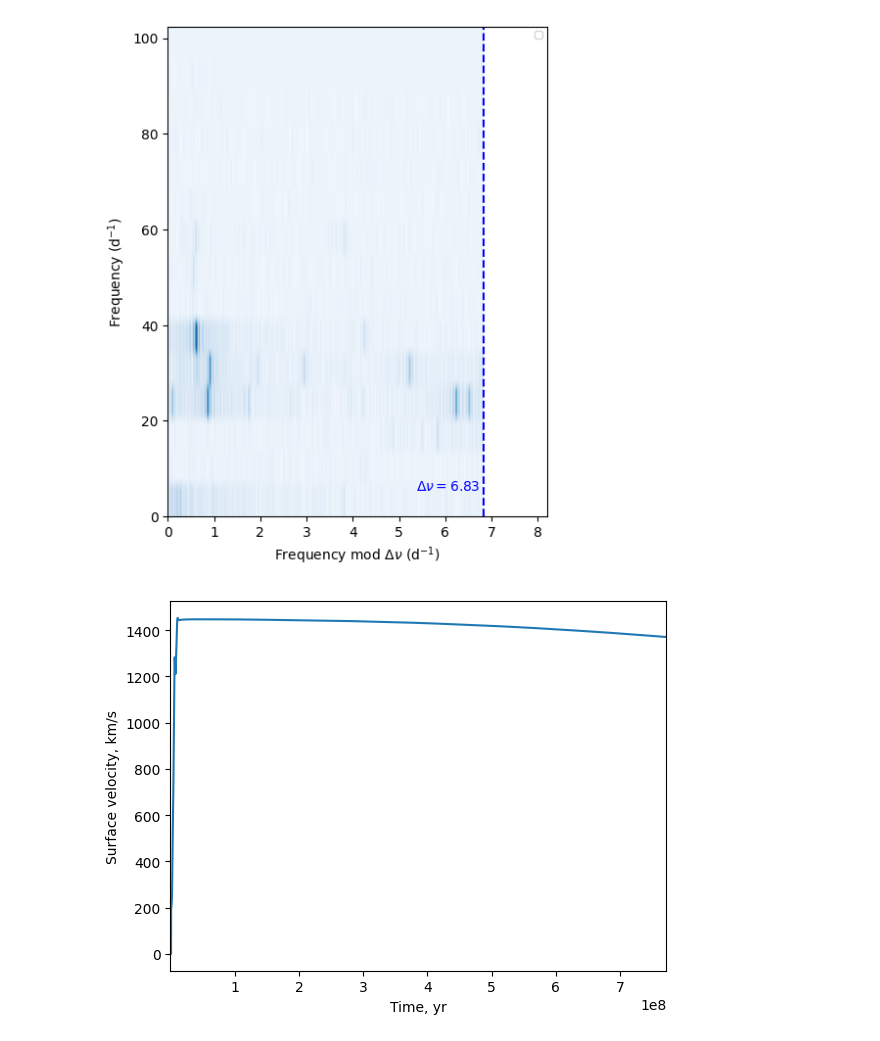
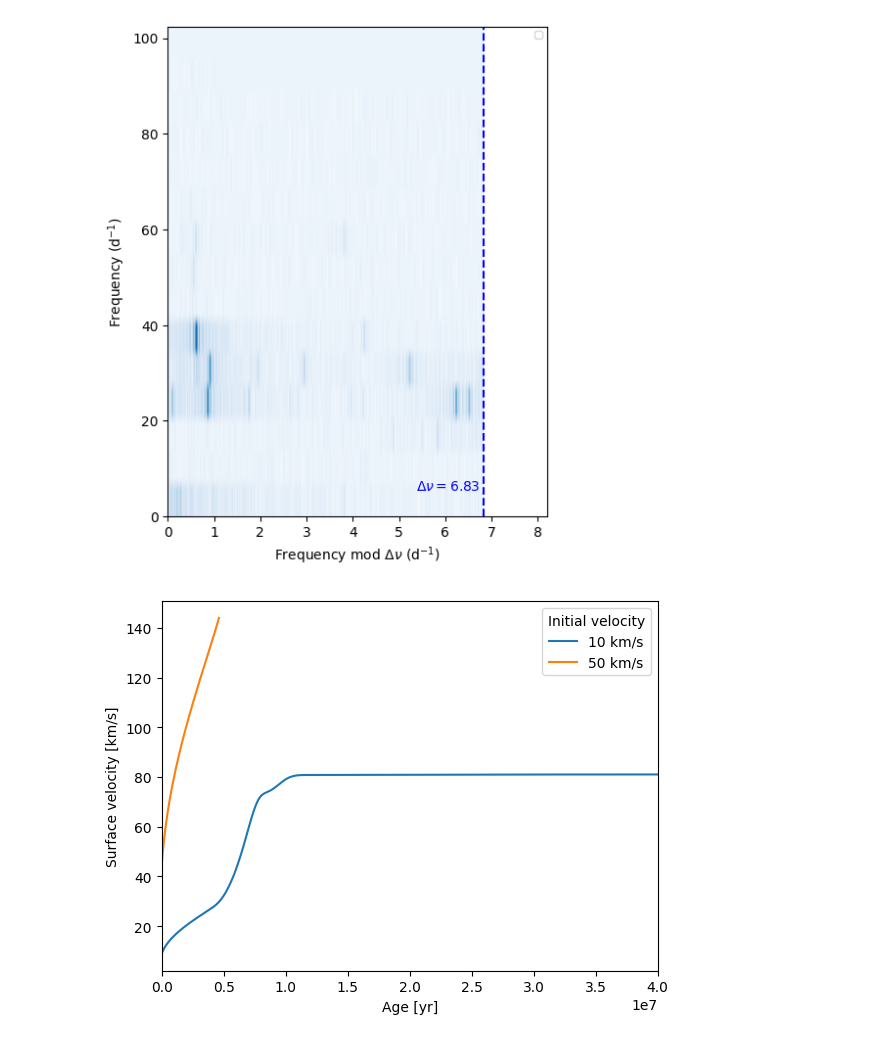
Before and after one commit to gautam-404/MESA-local, a Jupyter notebook: notebook.ipynb, the cells around one changed output. Cells and saved outputs as stored; diff of their text form; code cells hidden in the pictures.

```diff
--- a/notebook.ipynb
+++ b/notebook.ipynb
@@ -134,15 +134,21 @@ No artists with labels found to put in legend.  Note that artists whose label st
 import pandas as pd
 import matplotlib.pyplot as plt
 # %%
-history = pd.read_table("work/LOGS/history_.data", skiprows=5, sep='\s+')
-t = list(history['star_age'])
-v_surf = list(history['surf_avg_v_rot'])
-
-plt.plot(t, v_surf)
-plt.xlabel("Time, yr")
-plt.ylabel("Surface velocity, km/s")
-# plt.xlim(0.1, 1e8)
-plt.xlim(0.1, t[-1])
-plt.show()
+def get_velocity(history_file):
+    history = pd.read_table(history_file, skiprows=5, sep='\s+')
+    t = list(history['star_age'])
+    v_surf = list(history['surf_avg_v_rot'])
+    return t, v_surf
-# %% [output]
-[figure, removed]
+# %%
+t1, v_surf1 = get_velocity("test/LOGS/history.data")
+t2, v_surf2 = get_velocity("test2/LOGS/history.data")
+
+plt.plot(t1, v_surf1, label=f"{round(v_surf1[0])} km/s")
+plt.plot(t2, v_surf2, label=f"{round(v_surf2[0])} km/s")
+plt.xlabel("Age [yr]")
+plt.ylabel("Surface velocity [km/s]")
+plt.xlim(0, t[-1])
+plt.legend(title="Initial velocity")
+plt.show()
+# %% [output]
+[figure, added]
```
Also changed, not shown: parts of 1 cell of this notebook, 5 other files.
